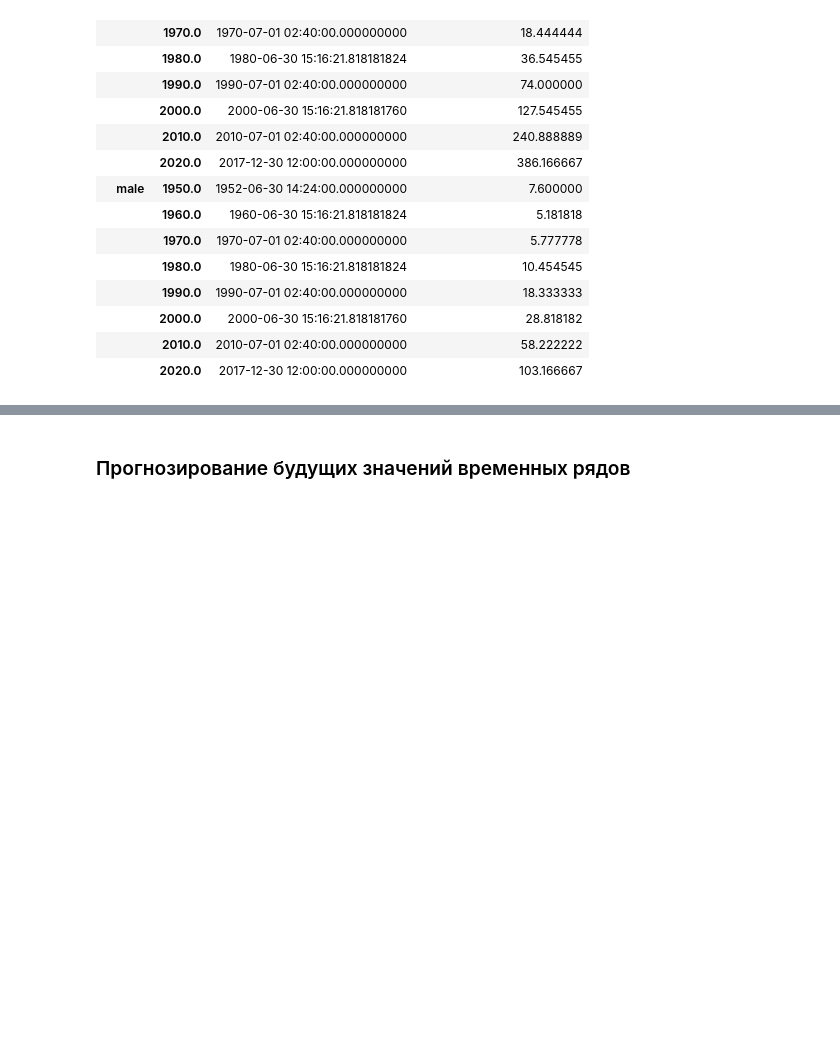
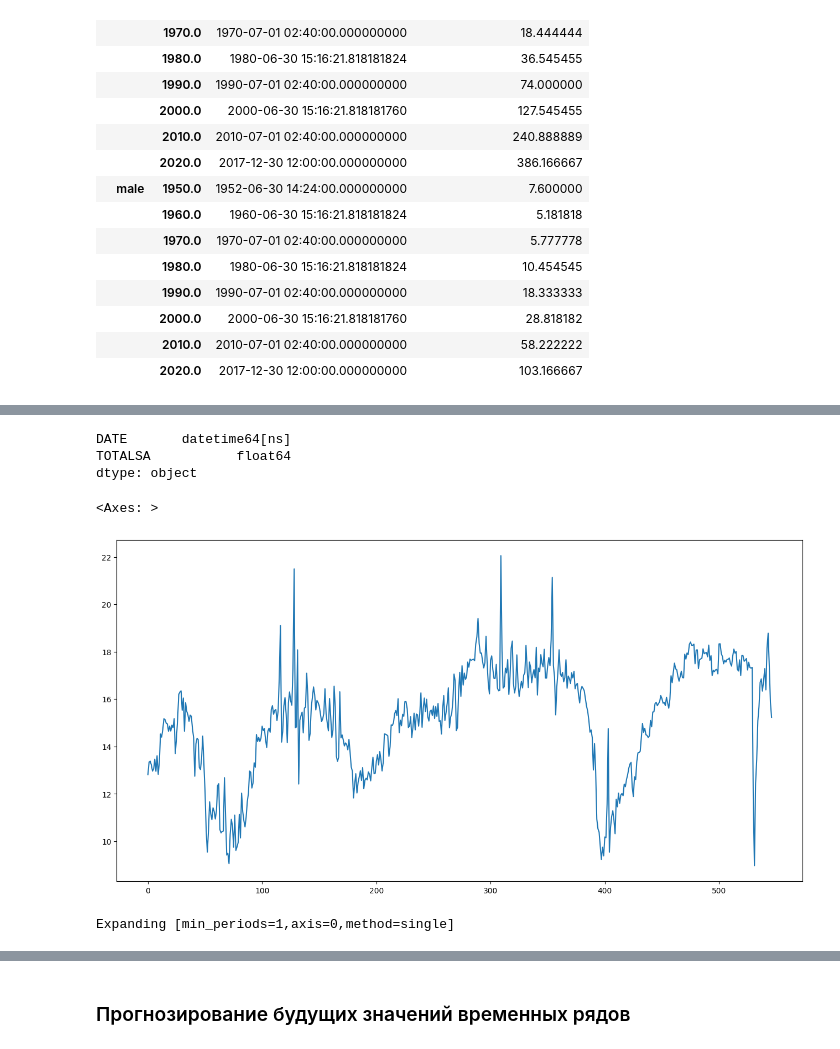
Before and after one commit to rgenius-ru/pandas_lessons, a Jupyter notebook: lessons/Pandas_for_Data_Engineering/part3.ipynb, the cells around one changed output, grey strips where cells are left out. Drawn from its saved outputs; the diff is of its cells as text; code cells hidden in the pictures; blank space fills up the shorter version.

```diff
--- a/lessons/Pandas_for_Data_Engineering/part3.ipynb
+++ b/lessons/Pandas_for_Data_Engineering/part3.ipynb
@@ -1607,0 +1740,2 @@ df_by_gender.groupby(['gender', 'decade']).mean()
+# %%
+df = pd.read_csv('../../data/part3/chapter10/TOTALSA.csv')
@@ -1607,0 +1758,16 @@ df_by_gender.groupby(['gender', 'decade']).mean()
+# %%
+df['DATE'] = pd.to_datetime(df['DATE'], format='%Y-%m-%d')
+df.dtypes
+# %% [output]
+DATE       datetime64[ns]
+TOTALSA           float64
+dtype: object
+# %%
+df['TOTALSA'].plot(figsize=(16, 8))
+# %% [output]
+<Axes: >
+[figure, added]
+# %%
+df['TOTALSA'].expanding()
+# %% [output]
+Expanding [min_periods=1,axis=0,method=single]
```
Also changed, not shown: parts of 20 cells of this notebook.
